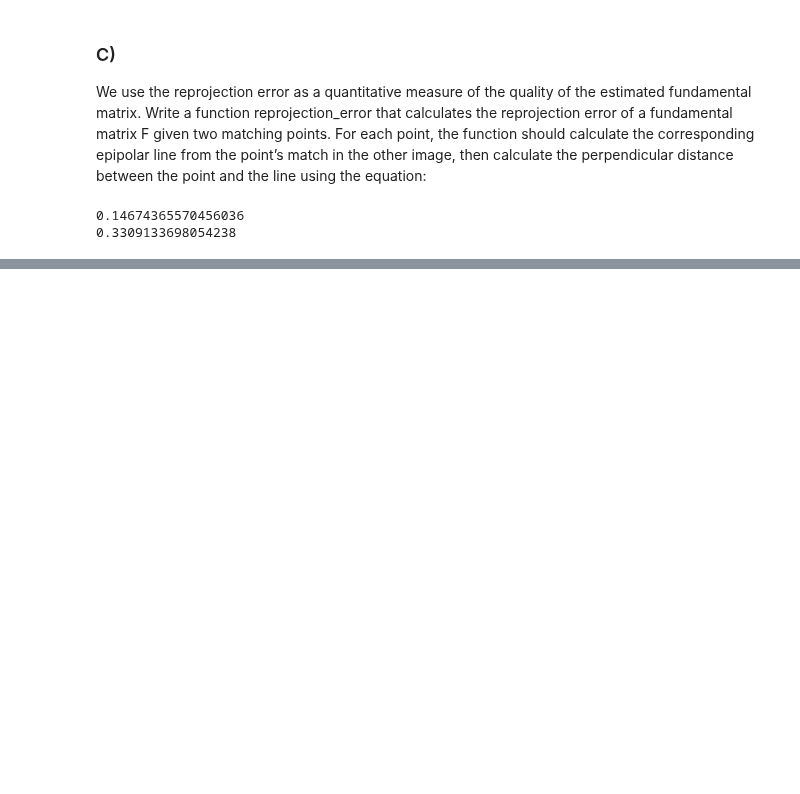
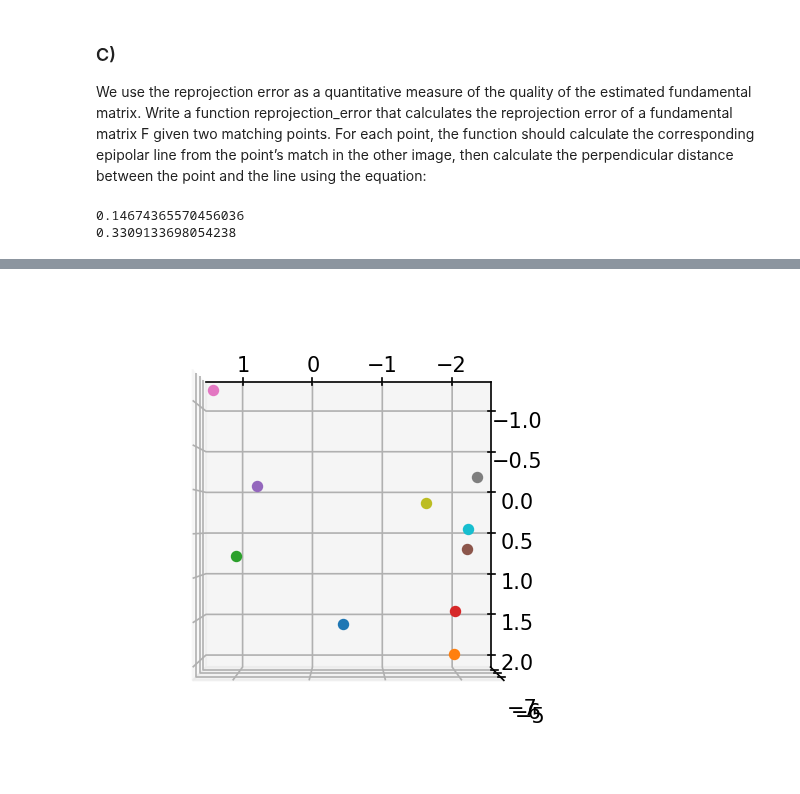
Before and after one commit to BlazBone/uz-vaje, a Jupyter notebook: assignment5/assignment5.ipynb, the cells around one changed output, grey strips where cells are left out. Cells and saved outputs as stored; diff of their text form; code cells hidden in the pictures; blank space fills up the shorter version.

```diff
--- a/assignment5/assignment5.ipynb
+++ b/assignment5/assignment5.ipynb
@@ -235,0 +248,70 @@ print(sum_error / points_1.shape[0])
+# %%
+def triangulate(points1, points2, cal_mtx1, cal_mtx2):
+  T = np.array([[-1, 0, 0],
+                [0, 0, 1],
+                [0, -1, 0]])
+  # convert points to homogeneous coordinates
+  points1 = np.array([points1[0], points1[1], 1])
+  points2 = np.array([points2[0], points2[1], 1])
+
+  points_1 = T @ points1
+  points_2 =  T @ points2
+
+  # points to matrix
+  a= points1
+  points1 = np.array([[0, -1, a[1]],
+                      [1, 0, -a[0]],
+                      [-a[1], a[0], 0]])
+  b = points2
+  points2 = np.array([[0, -1, b[1]],
+                      [1, 0, -b[0]],
+                      [-b[1], b[0], 0]])
+  A1 =points1 @ cal_mtx1
+  A2 = points2 @ cal_mtx2
+  A = np.vstack((A1, A2))
+
+  # decompose A into U, D, V
+  U, D, V = np.linalg.svd(A)
+  # X is the last column of V
+  X = V[-1,:]
+  X = X / X[-1]
+  return X[:3]
+
+#callibration matrix
+camera1 = np.loadtxt("./data/epipolar/house1_camera.txt")
+camera2 = np.loadtxt("./data/epipolar/house2_camera.txt")
+
+# house points
+points = np.loadtxt("./data/epipolar/house_points.txt")
+points_1 = points[:, :2]
+points_2 = points[:, 2:]
+%matplotlib inline
+
+
+fig = plt.figure(figsize=(4,4))
+ax = fig.add_subplot(111, projection='3d')
+
+# triangulate points
+X = []
+for i in range(points_1.shape[0]):
+  X.append(triangulate(points_1[i], points_2[i], camera1, camera2))
+  point = X[i]
+  ax.scatter(point[0], point[1], point[2])
+
+
+
+X = np.array(X)
+print(X.shape)
+print(X)
+
+
+# plt.scatter(X[:,0],X[:,1],X[:,2])
+# plt.show()
+
+
+
+
+# ax.scatter(2,3,4) # plot the point (2,3,4) on the figure
+ax.view_init(azim=90, elev=90, )
+plt.show()
+# %% [output]
@@ -235,0 +329 @@ print(sum_error / points_1.shape[0])
+[figure, added]
```
Also changed, not shown: parts of 5 cells of this notebook.
